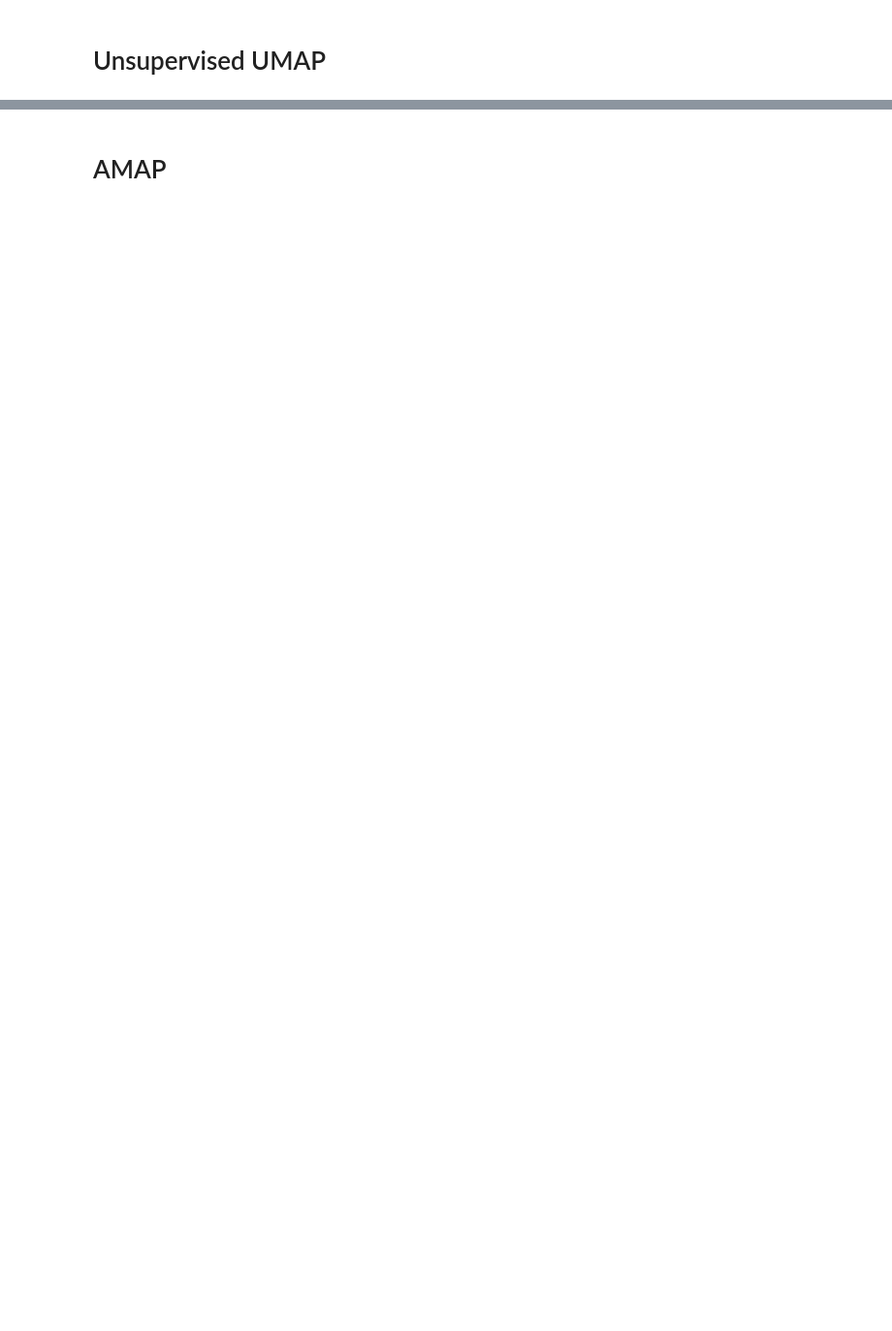
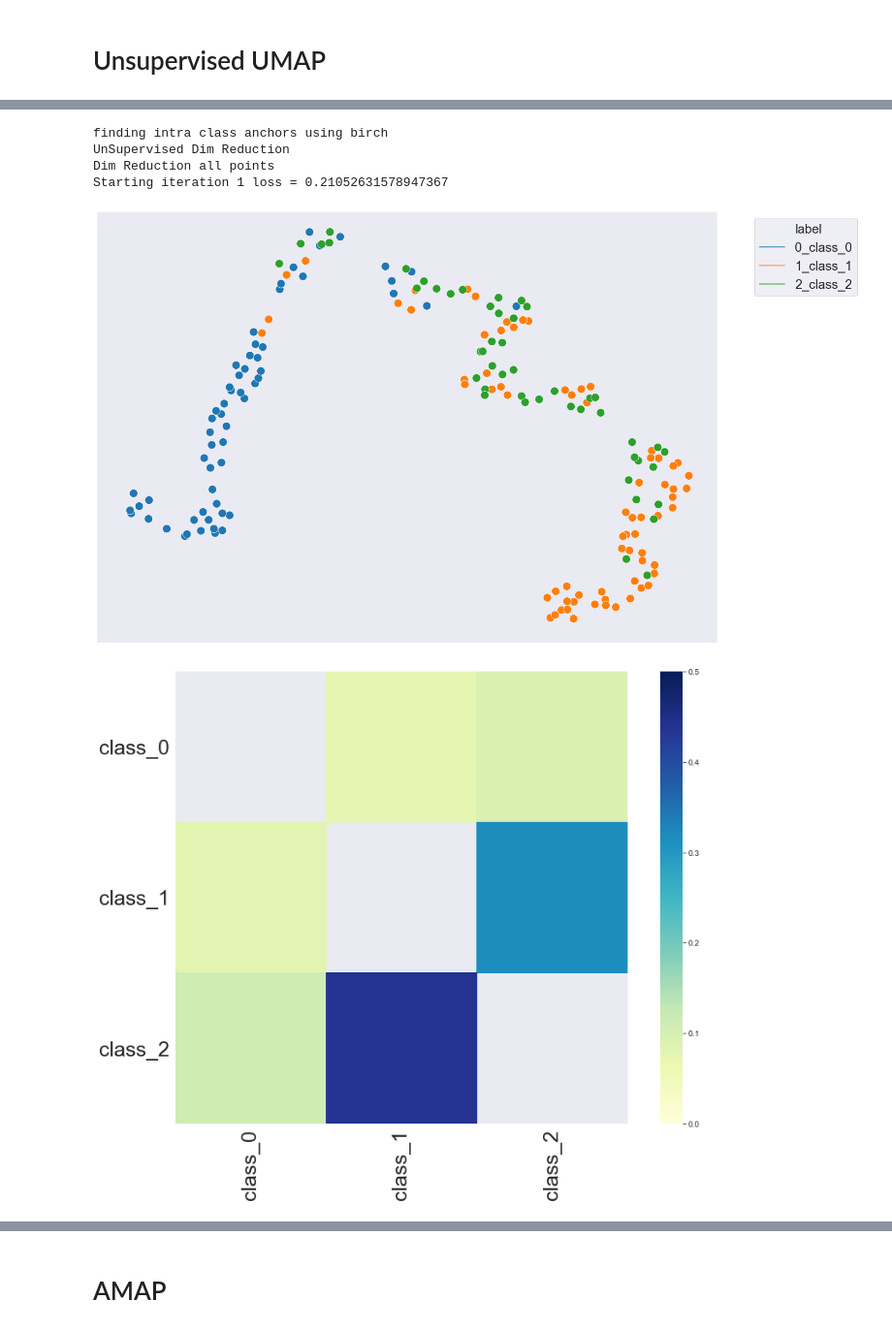
Before and after one commit to wuuusicong/ExplorationAndVisualizationOfHighDimClusters, a Jupyter notebook: notebooks/WineDataset.ipynb, the cells around one changed output, grey strips where cells are left out. Shown at 97% size. Saved outputs shown, nothing was run; the diff lists cells and outputs as text; code cells hidden in the pictures; blank space fills up the shorter version.

```diff
--- a/notebooks/WineDataset.ipynb
+++ b/notebooks/WineDataset.ipynb
@@ -82,0 +107,23 @@ KeyboardInterrupt:
+# %%
+umap_not_scaled_amap = AMAP(dim_reduction_algo='umap',
+            reduce_all_points=True,
+            n_iter=1,
+            batch_size=0,
+            learning_rate=0.1,
+            do_animation=False,
+            dataset='Wine',
+            class_to_label=ds_not_scaled.class_to_label,
+            show_fig=True,
+            save_fig=True,
+            random_state=RANDOM_STATE,
+            show_anchors=False,
+            supervised=False,
+            show_points=True,
+            show_inner_blobs=False,
+            show_polygons=False,
+            show_label_level_plots=True,
+            show_anchor_level_plot=False,
+            annotate_images=False,
+#             birch_threshold=0.4,  # scaled features
+            birch_threshold=20)
+print(umap_not_scaled_amap)
@@ -82,0 +148,9 @@ KeyboardInterrupt:
+# %%
+low_dim_umap = umap_not_scaled_amap.fit_transform(X_not_scaled, y_not_scaled)
+# %% [output]
+finding intra class anchors using birch
+UnSupervised Dim Reduction
+Dim Reduction all points
+Starting iteration 1 loss = 0.21052631578947367
+[figure, added]
+[figure, added]
```
Also changed, not shown: parts of 28 cells of this notebook, 7 other files.
